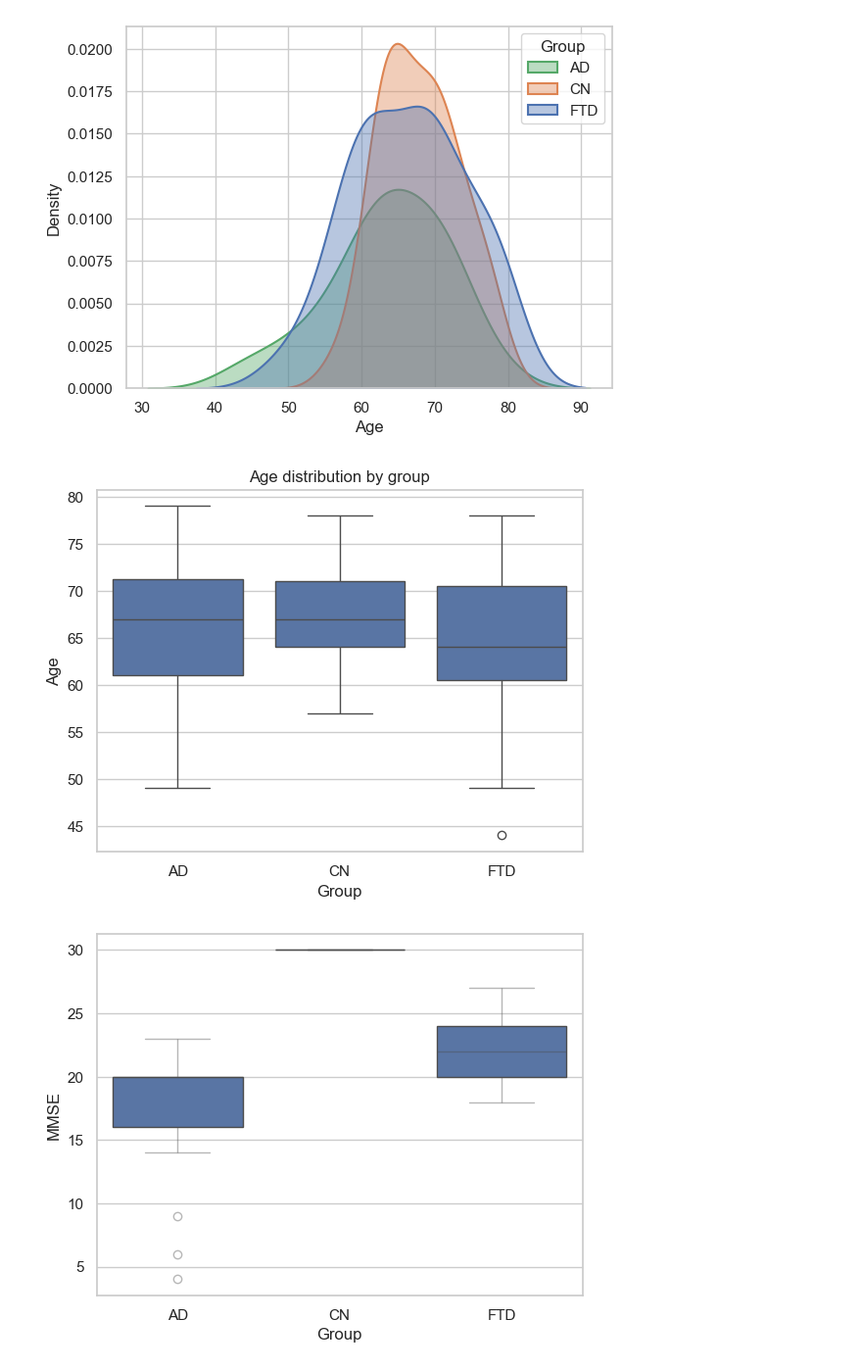
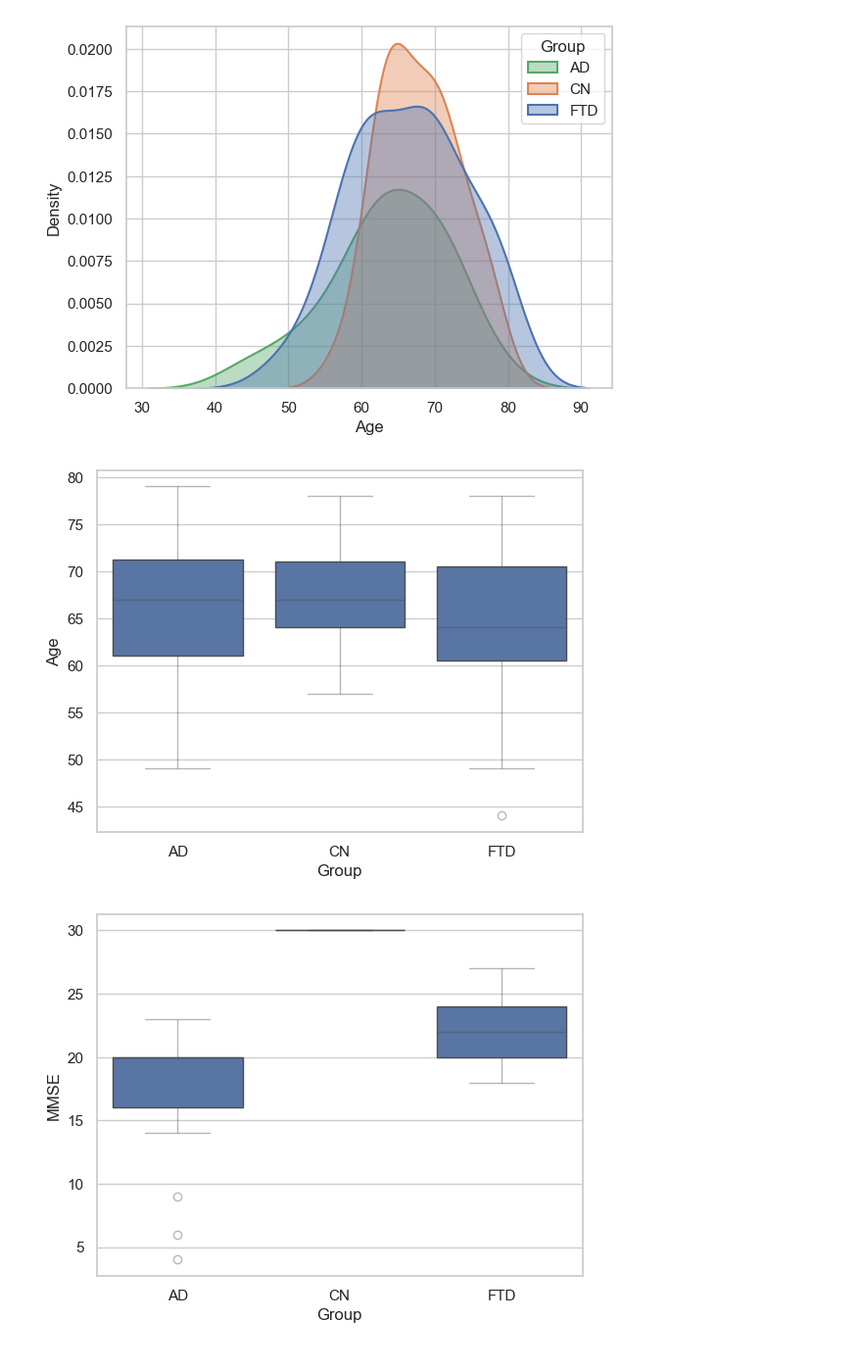
Before and after one commit to SiuhiuY/alzheimers-disease-detection, a Jupyter notebook: notebooks/meta.ipynb, the cells around one changed output. Shown at 98% size. Cells and saved outputs as stored; diff of their text form; code cells hidden in the pictures.

```diff
--- a/notebooks/meta.ipynb
+++ b/notebooks/meta.ipynb
@@ -89,13 +91,20 @@ plt.show()
 # %%
 # Boxplot of age distribution by group
 labels = ["AD", "CN", "FTD"]
 ax = sns.boxplot(data=participants, x="Group", y="Age")
 ax.set_xticklabels(labels)
-plt.title("Age distribution by group")
-plt.savefig("age_boxplot.pdf", dpi=300, bbox_inches="tight")
+
+for patch in ax.artists:
+    patch.set_alpha(0.4)
+
+for line in ax.lines:
+    line.set_alpha(0.4)
+
+# plt.title("Age distribution by group")
+plt.savefig("figures/age_boxplot.pdf", dpi=300, bbox_inches="tight")
 plt.show()
 # %% [output]
-[figure, old version]
+[figure, new version]
 # %%
 # Boxplot of MMSE distribution by group
 labels = ["AD", "CN", "FTD"]
```
Also changed, not shown: parts of 7 cells of this notebook, 2 other files.
